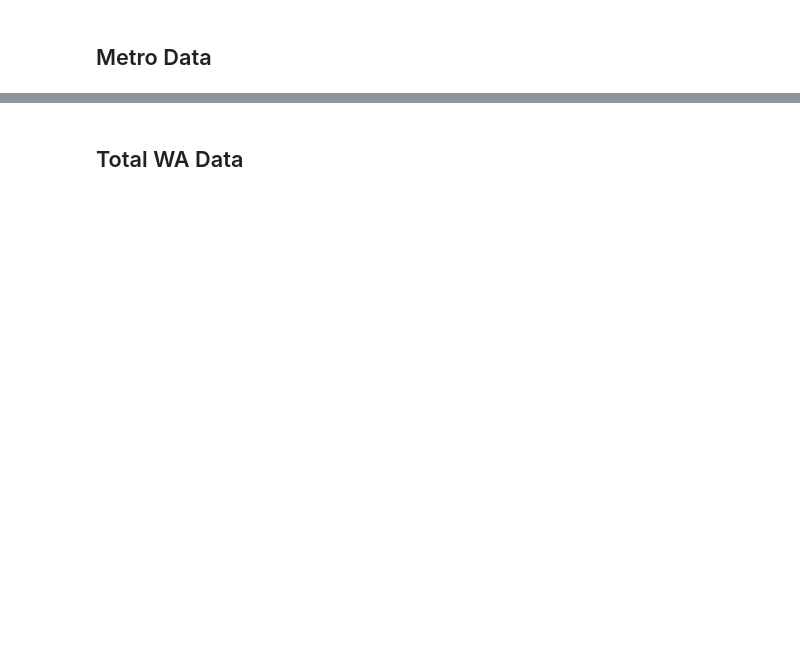
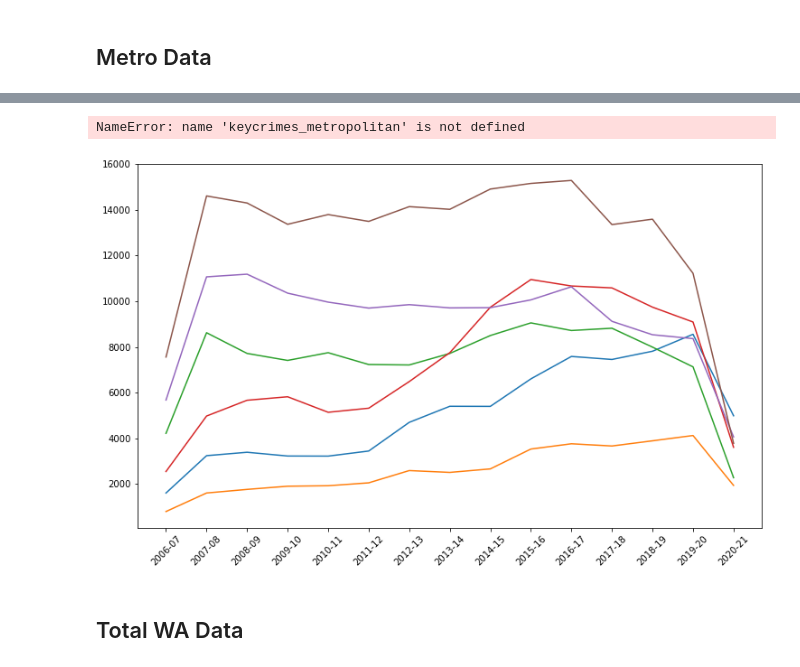
Before and after one commit to FernB/WACrimeRatesCovid19, a Jupyter notebook: WACrimeStatistics.ipynb, the cells around one changed output, grey strips where cells are left out. Drawn from its saved outputs; the diff is of its cells as text; code cells hidden in the pictures; blank space fills up the shorter version.

```diff
--- a/WACrimeStatistics.ipynb
+++ b/WACrimeStatistics.ipynb
@@ -284,0 +284,5 @@ plt.show()
+# %%
+#key crimes
+TopCrimes_metropolitan = Plotting_metropolitan.groupby('WAPOL_Hierarchy_Lvl2')["COUNT_of_Offnc_ID"].sum().sort_values(ascending = False)
+keycrimes_metropolitan = TopCrimes[0:6].index.tolist()
+keycrimes_metropolitan
@@ -284,0 +313,6 @@ plt.show()
+# %%
+yearly_for_metropolitan_df = Regional_df.groupby(['WAPOL_Hierarchy_Lvl2','Year'])['COUNT_of_Offnc_ID'].sum().reset_index()
+yearly_for_metropolitan_df = yearly_for_metropolitan_df[yearly_for_metropolitan_df['WAPOL_Hierarchy_Lvl2'].isin(keycrimes)]
+# %%
+yearly_pivot_metropolitan = yearly_for_metropolitan_df.pivot(index='Year', columns='WAPOL_Hierarchy_Lvl2', values='COUNT_of_Offnc_ID')
+yearly_pivot_metropolitan
@@ -284,0 +337,14 @@ plt.show()
+# %%
+#line graph key metropolitan crimes
+fig= plt.figure(figsize=(12,7))
+
+axes= fig.add_axes([0.1,0.1,0.8,0.8])
+
+axes.plot(yearly_pivot_metropolitan)
+
+plt.xticks(rotation=45)
+plt.legend(keycrimes_metropolitan,bbox_to_anchor = (1.4, 1.0))
+plt.show()
+# %% [output]
+NameError: name 'keycrimes_metropolitan' is not defined
+[figure, added]
```
Also changed, not shown: parts of 14 cells of this notebook, 1 other file.
